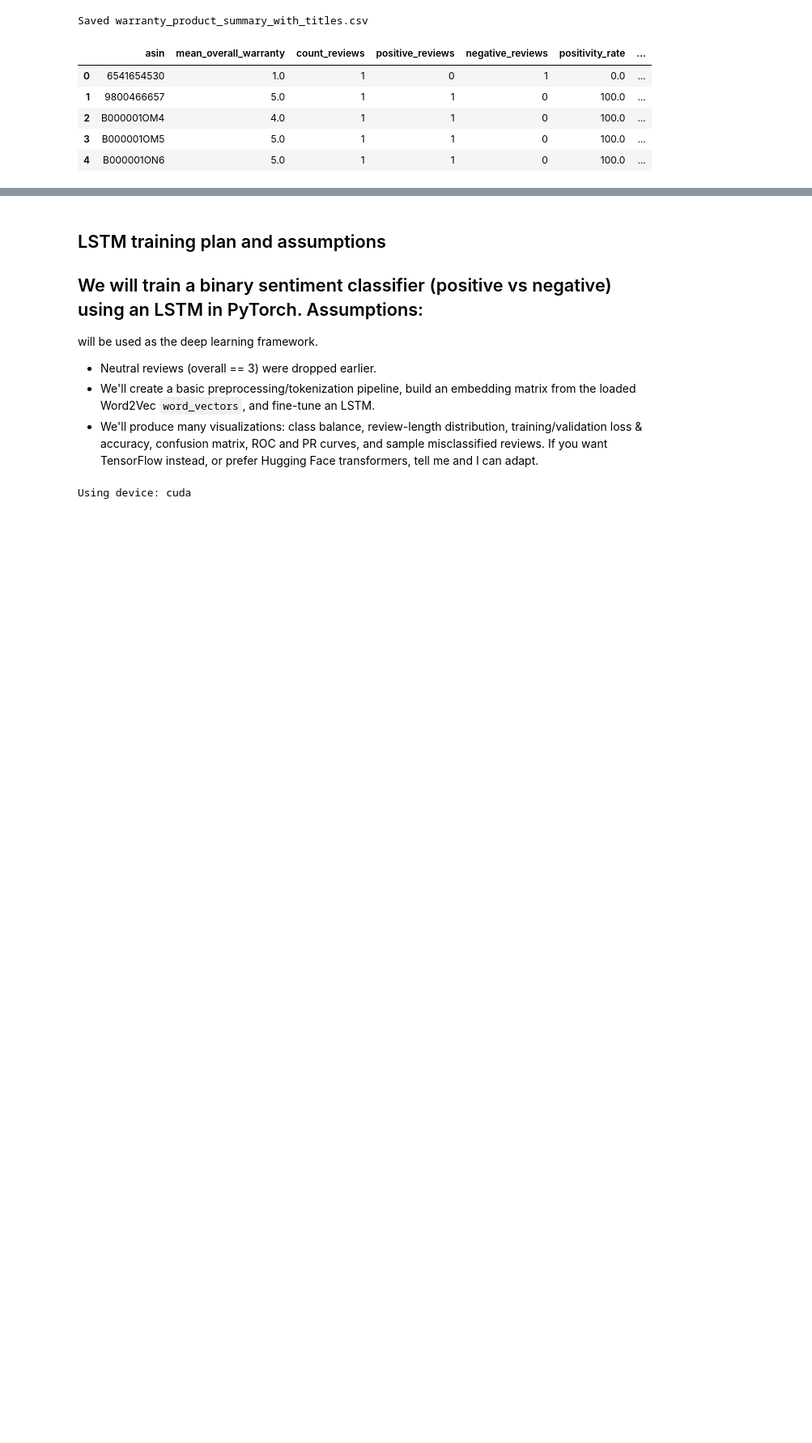
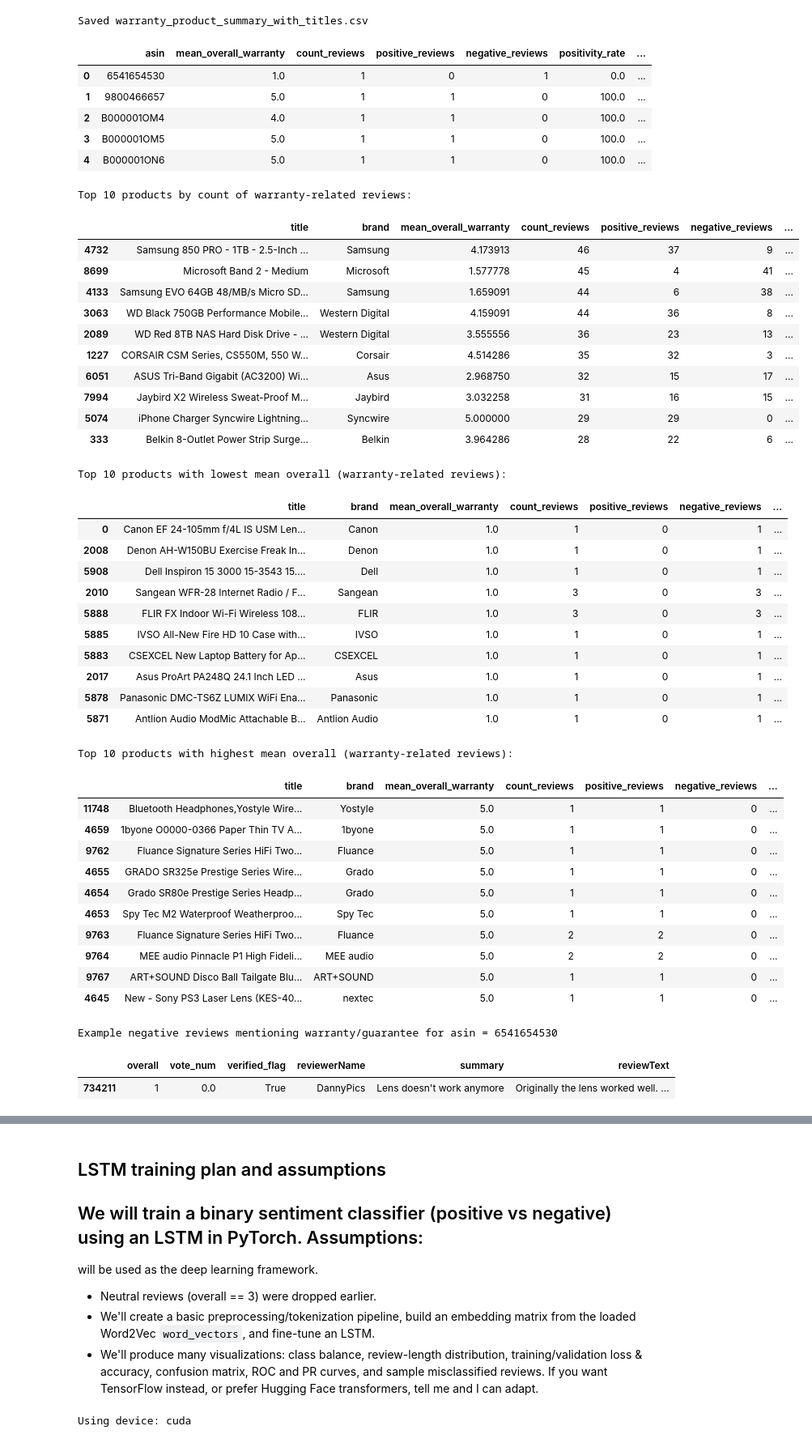
Before and after one commit to Hazhir2002/project2-ai-bootcamp, a Jupyter notebook: sentiment-analysis-of-comments.ipynb, the cells around one changed output, grey strips where cells are left out. Shown: that part at 81% size. Cells and saved outputs as stored; diff of their text form; code cells hidden in the pictures; blank space fills up the shorter version.

Commit message:
adding some extra tables

```diff
--- a/sentiment-analysis-of-comments.ipynb
+++ b/sentiment-analysis-of-comments.ipynb
@@ -254,3 +254,62 @@ Saved warranty_product_summary_with_titles.csv
 | 2 | B000001OM4 | 4.0 | 1 | 1 | 0 | 100.0 | ... |
 | 3 | B000001OM5 | 5.0 | 1 | 1 | 0 | 100.0 | ... |
 | 4 | B000001ON6 | 5.0 | 1 | 1 | 0 | 100.0 | ... |
+# %%
+# Quick inspection: show top products by number of warranty-related reviews and worst/best mean rating
+display_columns = ['title','brand', 'mean_overall_warranty','count_reviews','positive_reviews','negative_reviews','positivity_rate']
+
+print('Top 10 products by count of warranty-related reviews:')
+display(merged.sort_values('count_reviews', ascending=False)[display_columns].head(10))
+
+print('Top 10 products with lowest mean overall (warranty-related reviews):')
+display(merged.sort_values('mean_overall_warranty', ascending=True)[display_columns].head(10))
+
+print('Top 10 products with highest mean overall (warranty-related reviews):')
+display(merged.sort_values('mean_overall_warranty', ascending=False)[display_columns].head(10))
+
+# Show a couple example reviews for the single worst product (if exists) to inspect content
+if len(merged):
+    worst_asin = merged.sort_values('mean_overall_warranty', ascending=True).iloc[0]['asin']
+    print('Example negative reviews mentioning warranty/guarantee for asin =', worst_asin)
+    examples = train_data_filtered[train_data_filtered['asin'] == worst_asin].sort_values('unixReviewTime', ascending=False).head(5)
+    display(examples[['overall','vote_num','verified_flag','reviewerName','summary','reviewText']])
+# %% [output]
+Top 10 products by count of warranty-related reviews:
+|  | title | brand | mean_overall_warranty | count_reviews | positive_reviews | negative_reviews | ... |
+| 4732 | Samsung 850 PRO - 1TB - 2.5-Inch ... | Samsung | 4.173913 | 46 | 37 | 9 | ... |
+| 8699 | Microsoft Band 2 - Medium | Microsoft | 1.577778 | 45 | 4 | 41 | ... |
+| 4133 | Samsung EVO 64GB 48/MB/s Micro SD... | Samsung | 1.659091 | 44 | 6 | 38 | ... |
+| 3063 | WD Black 750GB Performance Mobile... | Western Digital | 4.159091 | 44 | 36 | 8 | ... |
+| 2089 | WD Red 8TB NAS Hard Disk Drive - ... | Western Digital | 3.555556 | 36 | 23 | 13 | ... |
+| 1227 | CORSAIR CSM Series, CS550M, 550 W... | Corsair | 4.514286 | 35 | 32 | 3 | ... |
+| 6051 | ASUS Tri-Band Gigabit (AC3200) Wi... | Asus | 2.968750 | 32 | 15 | 17 | ... |
+| 7994 | Jaybird X2 Wireless Sweat-Proof M... | Jaybird | 3.032258 | 31 | 16 | 15 | ... |
+| 5074 | iPhone Charger Syncwire Lightning... | Syncwire | 5.000000 | 29 | 29 | 0 | ... |
+| 333 | Belkin 8-Outlet Power Strip Surge... | Belkin | 3.964286 | 28 | 22 | 6 | ... |
+Top 10 products with lowest mean overall (warranty-related reviews):
+|  | title | brand | mean_overall_warranty | count_reviews | positive_reviews | negative_reviews | ... |
+| 0 | Canon EF 24-105mm f/4L IS USM Len... | Canon | 1.0 | 1 | 0 | 1 | ... |
+| 2008 | Denon AH-W150BU Exercise Freak In... | Denon | 1.0 | 1 | 0 | 1 | ... |
+| 5908 | Dell Inspiron 15 3000 15-3543 15.... | Dell | 1.0 | 1 | 0 | 1 | ... |
+| 2010 | Sangean WFR-28 Internet Radio / F... | Sangean | 1.0 | 3 | 0 | 3 | ... |
+| 5888 | FLIR FX Indoor Wi-Fi Wireless 108... | FLIR | 1.0 | 3 | 0 | 3 | ... |
+| 5885 | IVSO All-New Fire HD 10 Case with... | IVSO | 1.0 | 1 | 0 | 1 | ... |
+| 5883 | CSEXCEL New Laptop Battery for Ap... | CSEXCEL | 1.0 | 1 | 0 | 1 | ... |
+| 2017 | Asus ProArt PA248Q 24.1 Inch LED ... | Asus | 1.0 | 1 | 0 | 1 | ... |
+| 5878 | Panasonic DMC-TS6Z LUMIX WiFi Ena... | Panasonic | 1.0 | 1 | 0 | 1 | ... |
+| 5871 | Antlion Audio ModMic Attachable B... | Antlion Audio | 1.0 | 1 | 0 | 1 | ... |
+Top 10 products with highest mean overall (warranty-related reviews):
+|  | title | brand | mean_overall_warranty | count_reviews | positive_reviews | negative_reviews | ... |
+| 11748 | Bluetooth Headphones,Yostyle Wire... | Yostyle | 5.0 | 1 | 1 | 0 | ... |
+| 4659 | 1byone O0000-0366 Paper Thin TV A... | 1byone | 5.0 | 1 | 1 | 0 | ... |
+| 9762 | Fluance Signature Series HiFi Two... | Fluance | 5.0 | 1 | 1 | 0 | ... |
+| 4655 | GRADO SR325e Prestige Series Wire... | Grado | 5.0 | 1 | 1 | 0 | ... |
+| 4654 | Grado SR80e Prestige Series Headp... | Grado | 5.0 | 1 | 1 | 0 | ... |
+| 4653 | Spy Tec M2 Waterproof Weatherproo... | Spy Tec | 5.0 | 1 | 1 | 0 | ... |
+| 9763 | Fluance Signature Series HiFi Two... | Fluance | 5.0 | 2 | 2 | 0 | ... |
+| 9764 | MEE audio Pinnacle P1 High Fideli... | MEE audio | 5.0 | 2 | 2 | 0 | ... |
+| 9767 | ART+SOUND Disco Ball Tailgate Blu... | ART+SOUND | 5.0 | 1 | 1 | 0 | ... |
+| 4645 | New - Sony PS3 Laser Lens (KES-40... | nextec | 5.0 | 1 | 1 | 0 | ... |
+Example negative reviews mentioning warranty/guarantee for asin = 6541654530
+|  | overall | vote_num | verified_flag | reviewerName | summary | reviewText |
+| 734211 | 1 | 0.0 | True | DannyPics | Lens doesn't work anymore | Originally the lens worked well. ... |
```
Also changed, not shown: parts of 3 cells of this notebook, 2 other files.
